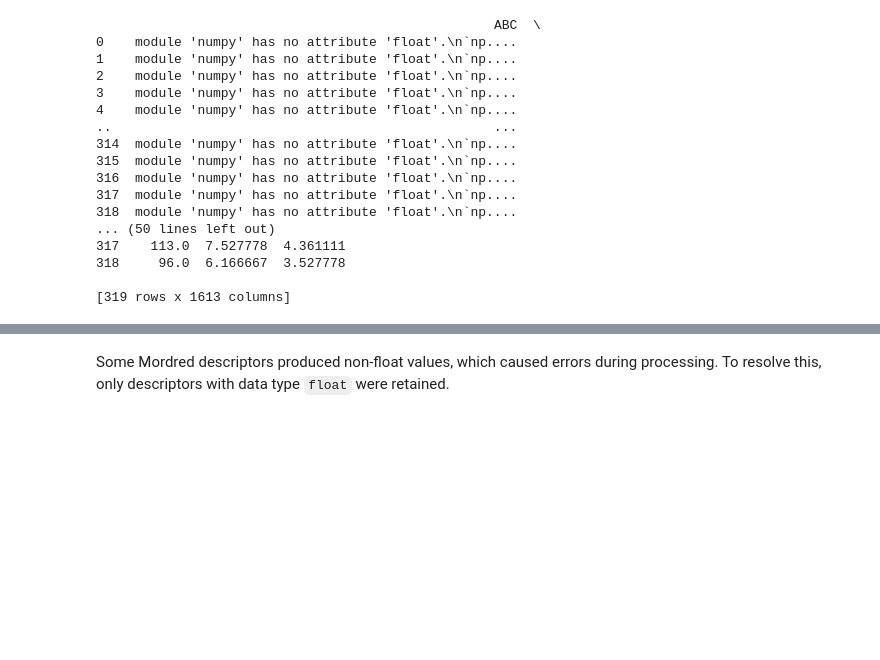
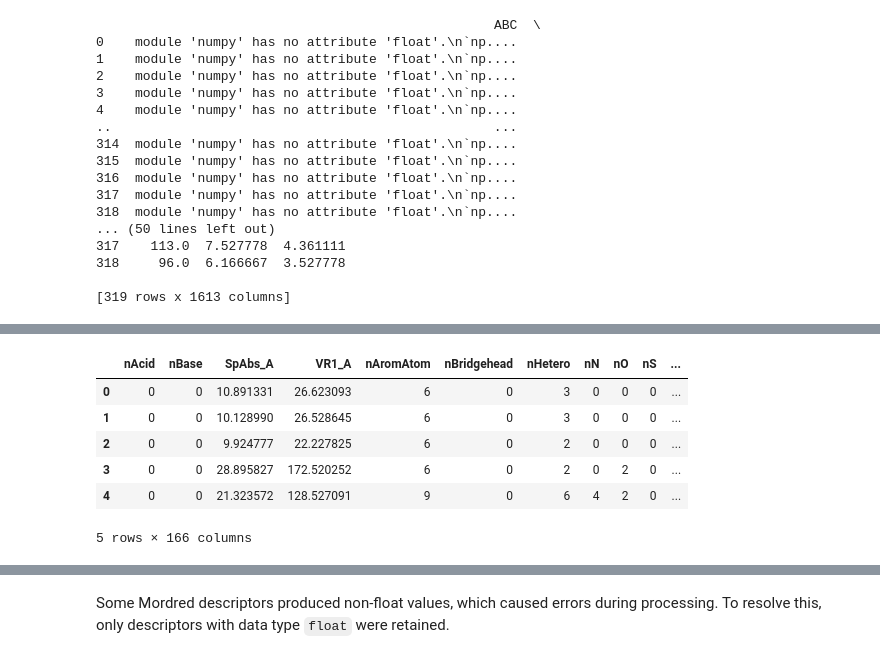
Before and after one commit to chp117/Molecular_Property_Prediction, a Jupyter notebook: Molecular_Property_Prediction.ipynb, the cells around one changed output, grey strips where cells are left out. Drawn from its saved outputs; the diff is of its cells as text; code cells hidden in the pictures; blank space fills up the shorter version.

```diff
--- a/Molecular_Property_Prediction.ipynb
+++ b/Molecular_Property_Prediction.ipynb
@@ -260,0 +294,9 @@ print(desc_df)
+# %%
+from sklearn.feature_selection import VarianceThreshold
+
+vt = VarianceThreshold(threshold=0.1)
+vt.fit(desc_num)
+mask = vt.get_support()
+desc_reduced = desc_num.loc[:, mask]
+
+desc_reduced.shape
@@ -260,0 +305,11 @@ print(desc_df)
+# %%
+corr_features = set()
+corr_matrix = desc_reduced.corr()
+
+for i in range(len(corr_matrix.columns)):
+    for j in range(i):
+        if abs(corr_matrix.iloc[i, j]) > 0.8:
+            colname = corr_matrix.columns[i]
+            corr_features.add(colname)
+
+len(corr_features)
@@ -260,0 +318,4 @@ print(desc_df)
+# %%
+desc_reduced.drop(labels=corr_features, axis=1, inplace=True)
+
+desc_reduced.shape
@@ -260,0 +328,4 @@ print(desc_df)
+# %%
+desc_reduced.drop('FilterItLogS', axis=1, inplace=True)
+
+desc_reduced.shape
@@ -260,0 +338,10 @@ print(desc_df)
+# %%
+desc_reduced.head()
+# %% [output]
+|  | nAcid | nBase | SpAbs_A | VR1_A | nAromAtom | nBridgehead | nHetero | nN | nO | nS | ... |
+| 0 | 0 | 0 | 10.891331 | 26.623093 | 6 | 0 | 3 | 0 | 0 | 0 | ... |
+| 1 | 0 | 0 | 10.128990 | 26.528645 | 6 | 0 | 3 | 0 | 0 | 0 | ... |
+| 2 | 0 | 0 | 9.924777 | 22.227825 | 6 | 0 | 2 | 0 | 0 | 0 | ... |
+| 3 | 0 | 0 | 28.895827 | 172.520252 | 6 | 0 | 2 | 0 | 2 | 0 | ... |
+| 4 | 0 | 0 | 21.323572 | 128.527091 | 9 | 0 | 6 | 4 | 2 | 0 | ... |
+5 rows × 166 columns
```
Also changed, not shown: parts of 11 cells of this notebook, 1 other file.
